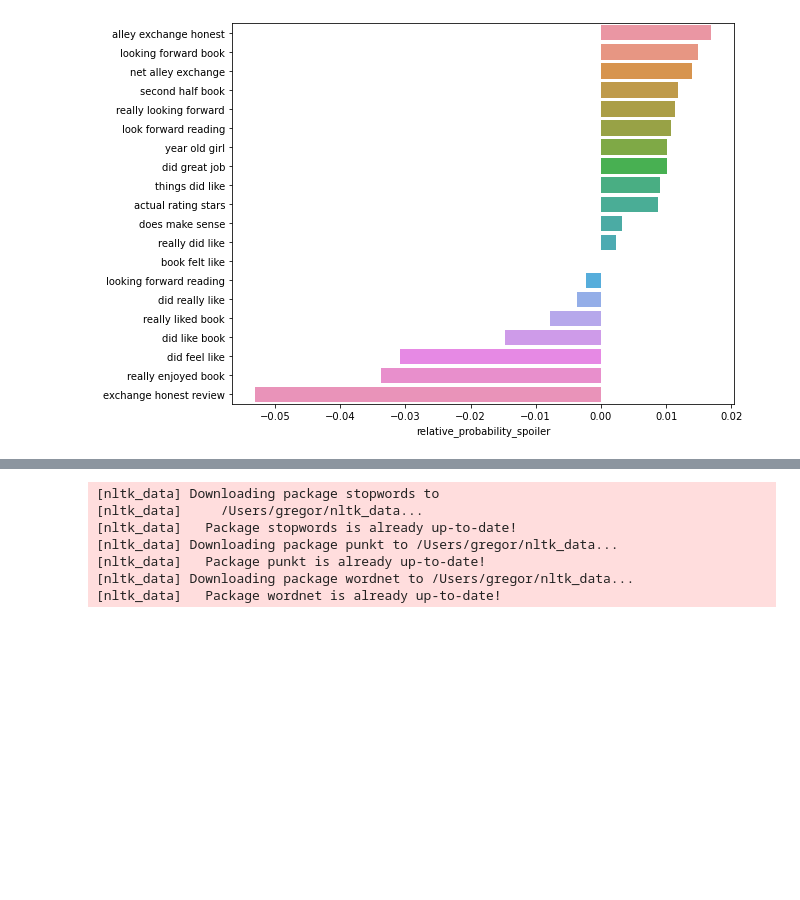
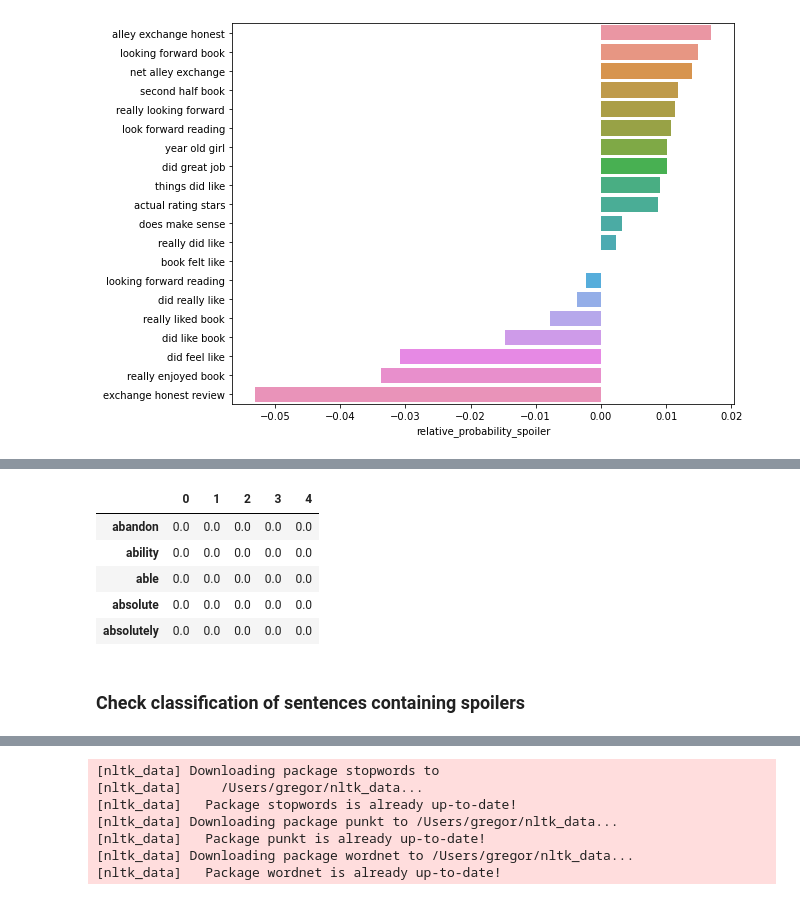
Before and after one commit to GHabeck/202011_capstone_project, a Jupyter notebook: spoiler_reviews.ipynb, the cells around one changed output, grey strips where cells are left out. Saved outputs shown, nothing was run; the diff lists cells and outputs as text; code cells hidden in the pictures; blank space fills up the shorter version.

```diff
--- a/spoiler_reviews.ipynb
+++ b/spoiler_reviews.ipynb
@@ -1215,0 +1259,6 @@ time.strftime("%H:%M:%S", time.gmtime(elapsed_time))
+# %%
+with open('reviews_lemma.txt', 'r') as rw:
+    reviews_l = json.load(rw)
+# %%
+num_reviews = int(len(reviews_l)/2)
+labels_all = [0]*num_reviews + [1]*num_reviews
@@ -1215,0 +1279,16 @@ time.strftime("%H:%M:%S", time.gmtime(elapsed_time))
+# %%
+# using the lemmatized full reviews as inputs
+
+# words should appear at least 200 times
+vectorizer = TfidfVectorizer(min_df = 100)
+X = vectorizer.fit_transform(df_reviews_selection.review_text)
+df_tfidf = pd.DataFrame(data = X.toarray(), columns = vectorizer.get_feature_names())
+# %%
+df_tfidf.T.iloc[:5,:5]
+# %% [output]
+|  | 0 | 1 | 2 | 3 | 4 |
+| abandon | 0.0 | 0.0 | 0.0 | 0.0 | 0.0 |
+| ability | 0.0 | 0.0 | 0.0 | 0.0 | 0.0 |
+| able | 0.0 | 0.0 | 0.0 | 0.0 | 0.0 |
+| absolute | 0.0 | 0.0 | 0.0 | 0.0 | 0.0 |
+| absolutely | 0.0 | 0.0 | 0.0 | 0.0 | 0.0 |
@@ -1215,0 +1357,2 @@ time.strftime("%H:%M:%S", time.gmtime(elapsed_time))
+# %% [markdown]
+### Check classification of sentences containing spoilers
```
Also changed, not shown: parts of 40 cells of this notebook.
